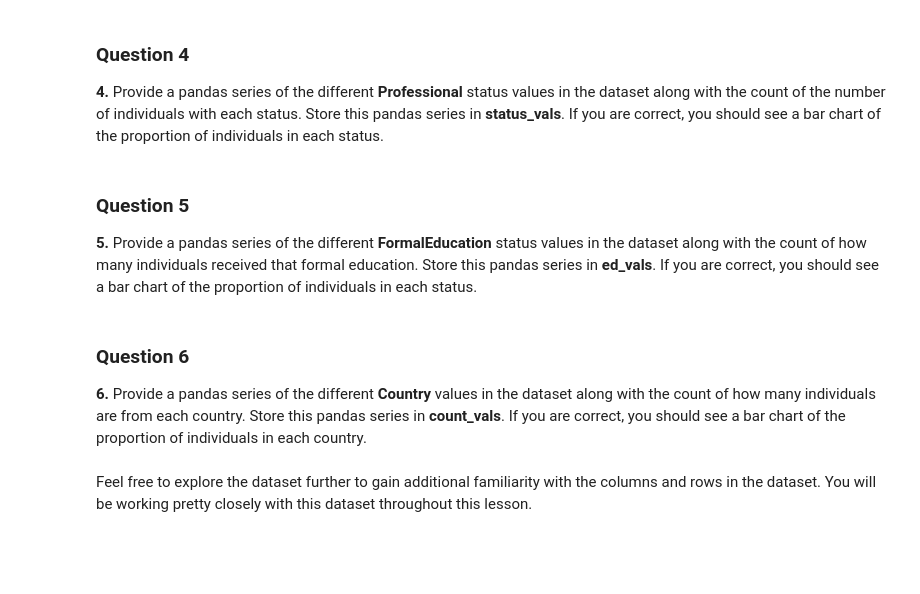
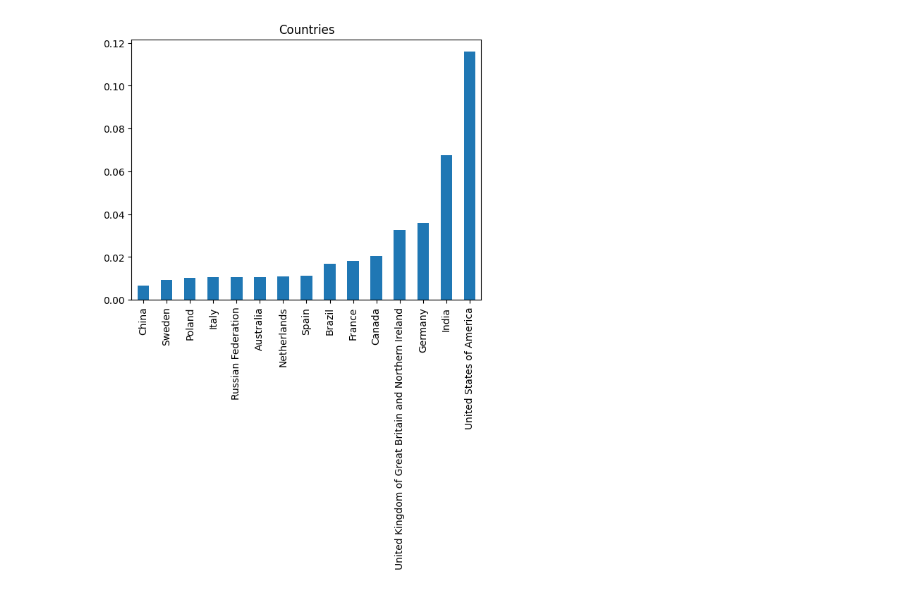
Before and after one commit to olgaferro/stack-overflow-developer-survey-2021, a Jupyter notebook: Data Science course- write blog.ipynb, the cells around one changed output. Cells and saved outputs as stored; diff of their text form; code cells hidden in the pictures; blank space fills up the shorter version.

Commit message:
Preparing Data
Select data developers and full employment

```diff
--- a/Data Science course- write blog.ipynb
+++ b/Data Science course- write blog.ipynb
@@ -141,0 +69,6 @@ The df developers who works full time has rows:46884  and columns: 48
+# %%
+# 2.1. We are going the select the columns importants for our research
+
+selected_columns = ['ResponseId','MainBranch','Employment','Country','EdLevel','Gender','Age','CompTotal','OpSys','DevType']
+
+df_selected_cols = df[selected_columns].copy()
@@ -246,4 +194,0 @@ SyntaxError: invalid syntax (<ipython-input-44-80515319466c>, line 1)
-# %% [markdown]
-### Question 4
-
-**4.** Provide a pandas series of the different **Professional** status values in the dataset along with the count of the number of individuals with each status.  Store this pandas series in **status_vals**.  If you are correct, you should see a bar chart of the proportion of individuals in each status.
@@ -258,16 +195,33 @@ plt.title("What kind of developer are you?");
-# %% [markdown]
-### Question 5
-
-**5.** Provide a pandas series of the different **FormalEducation** status values in the dataset along with the count of how many individuals received that formal education.  Store this pandas series in **ed_vals**.  If you are correct, you should see a bar chart of the proportion of individuals in each status.
 # %%
-ed_vals = #Provide a pandas series of the counts for each FormalEducation status
+ GroupbyCountryCompTotal = GroupbyCountryCompTotal[['Country', 'CompTotal']]
+pivoted_data = pd.pivot_table(GroupbyCountryCompTotal, index='Country', columns='CompTotal')
+
+
+
+#Plot
+
+# Visualize the data
+# Visualize the data
+#table.plot(kind='bar',stacked=True,colormap=ListedColormap(sns.color_palette("ch:2.5,-.2,dark=.3")),figsize=(13,5))
+#plt.legend(loc="upper left", bbox_to_anchor=(1,1.02))
+#plt.ylabel('Earnings Percentages')
+#plt.title('\n Earnings  PERCENTAGE BY COUNTRY\n')
+#plt.show()
+
+
+########
+
+values_Countries =filtered_developer_data.Country.value_counts(ascending=True) #Provide a pandas series of the counts for each countries status
+
+values_Countries.head()
+
 
 # The below should be a bar chart of the proportion of individuals in your ed_vals
 # if it is set up correctly.
 
-(ed_vals/df.shape[0]).plot(kind="bar");
-plt.title("Formal Education");
+(values_Countries/df.shape[0]).plot(kind="bar");
+
+plt.title("Countries");
+#######
+# %% [output]
+[figure, added]
-# %% [markdown]
-### Question 6
-
-**6.** Provide a pandas series of the different **Country** values in the dataset along with the count of how many individuals are from each country.  Store this pandas series in **count_vals**.  If you are correct, you should see a bar chart of the proportion of individuals in each country.
@@ -282,2 +227,0 @@ plt.title("Country");
-# %% [markdown]
-Feel free to explore the dataset further to gain additional familiarity with the columns and rows in the dataset.  You will be working pretty closely with this dataset throughout this lesson.
```
Also changed, not shown: parts of 19 cells of this notebook, 4 other files.
